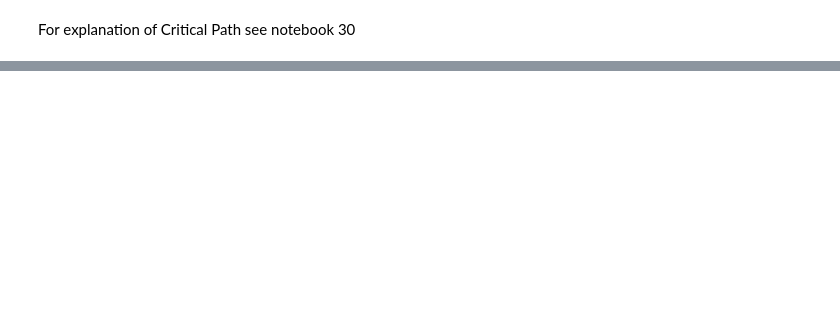
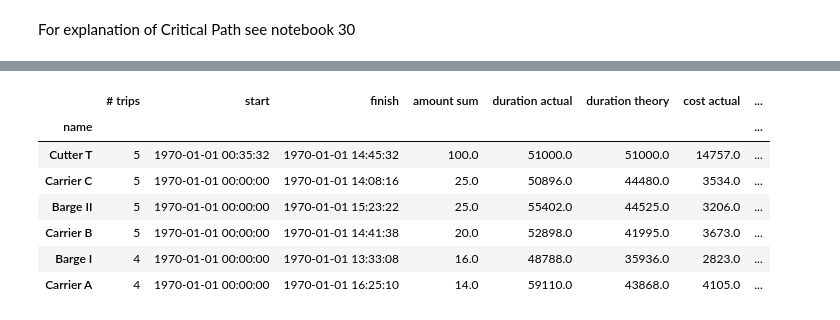
Before and after one commit to TUDelft-CITG/OpenCLSim, a Jupyter notebook: notebooks/24_cutters and barges.ipynb, the cells around one changed output, grey strips where cells are left out. Drawn from its saved outputs; the diff is of its cells as text; code cells hidden in the pictures; blank space fills up the shorter version.

```diff
--- a/notebooks/24_cutters and barges.ipynb
+++ b/notebooks/24_cutters and barges.ipynb
@@ -400 +350,5 @@ axs[-1].set_xlabel('# barges');
+# %%
+# choose 1 scenario for further analysis and export
+# many barges: close to 100% cutter config, small cost, fast delivery.
+scenario_index = 3
 # %% [markdown]
@@ -639,0 +360,17 @@ Df[Df['ProcessorName']==cutter_name]
+# %%
+i = scenario_index
+vessels = results[i]['vessels']
+activities = results[i]['activities']
+sites = results[i]['sites']
+
+my_objects = list(vessels.values()) + list(sites.values())
+my_activities = list(activities.values())
+my_log = CpLog(list_objects=my_objects, list_activities=my_activities)
+dependencies = my_log.get_dependencies_model_based()
+# dependencies = my_log.get_dependencies_log_based()
+cp = my_log.mark_critical_activities(dependencies)
+occupancy = occupancy_analysis(vessels, cutter_name, total_amount, vessel_cost)
+
+t = f'{cutter_name} occupancy: ' + str(occupancy.loc[cutter_name]['occupancy [%]']) + f'duration actual: ' +\
+     str(occupancy.loc[cutter_name]['duration actual'])
+fig = get_gantt_chart(concepts=my_objects, critical_path=cp, id_map=activities, title=t, legend=False, ylabel='vesels')
@@ -639,0 +379,11 @@ Df[Df['ProcessorName']==cutter_name]
+# %%
+occupancy
+# %% [output]
+|  | # trips | start | finish | amount sum | duration actual | duration theory | cost actual | ... |
+| name |  |  |  |  |  |  |  | ... |
+| Cutter T | 5 | 1970-01-01 00:35:32 | 1970-01-01 14:45:32 | 100.0 | 51000.0 | 51000.0 | 14757.0 | ... |
+| Carrier C | 5 | 1970-01-01 00:00:00 | 1970-01-01 14:08:16 | 25.0 | 50896.0 | 44480.0 | 3534.0 | ... |
+| Barge II | 5 | 1970-01-01 00:00:00 | 1970-01-01 15:23:22 | 25.0 | 55402.0 | 44525.0 | 3206.0 | ... |
+| Carrier B | 5 | 1970-01-01 00:00:00 | 1970-01-01 14:41:38 | 20.0 | 52898.0 | 41995.0 | 3673.0 | ... |
+| Barge I | 4 | 1970-01-01 00:00:00 | 1970-01-01 13:33:08 | 16.0 | 48788.0 | 35936.0 | 2823.0 | ... |
+| Carrier A | 4 | 1970-01-01 00:00:00 | 1970-01-01 16:25:10 | 14.0 | 59110.0 | 43868.0 | 4105.0 | ... |
```
Also changed, not shown: parts of 24 cells of this notebook, 3 other files.
